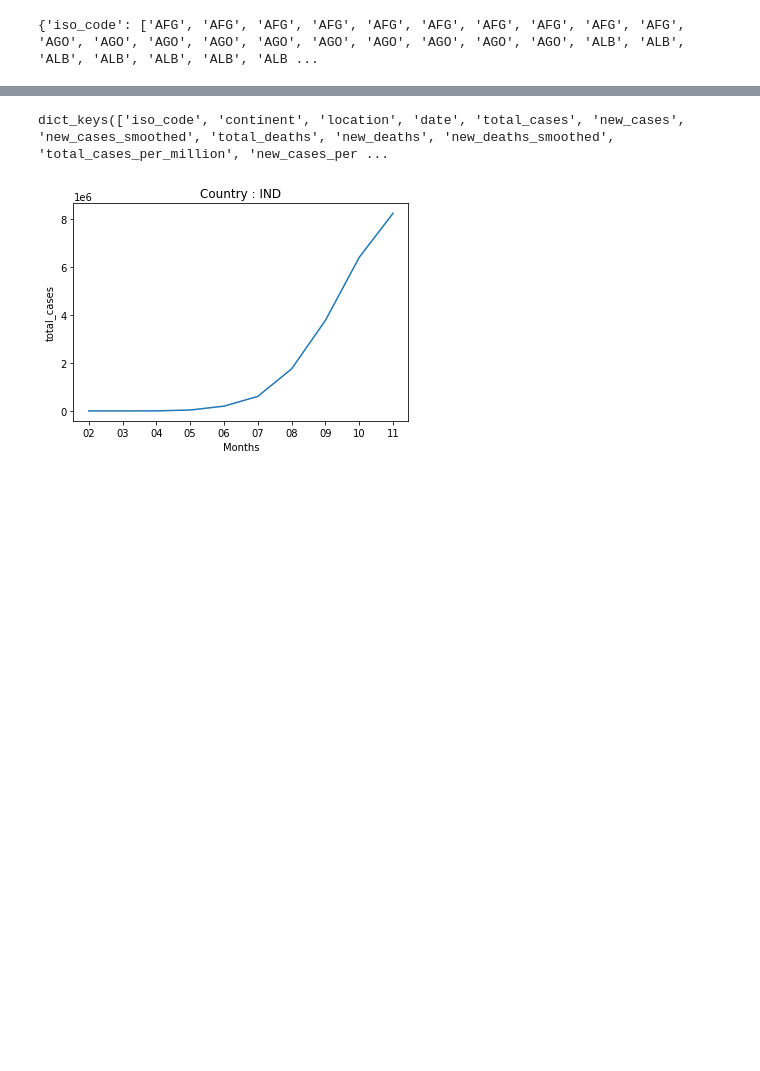
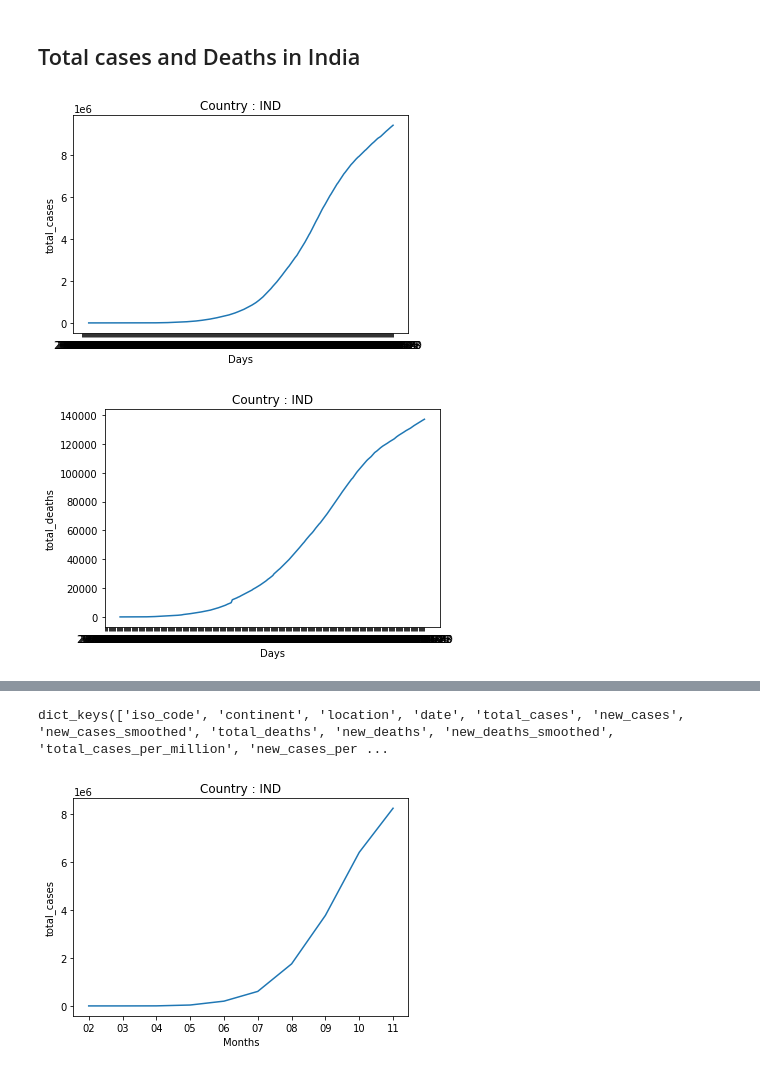
Before and after one commit to AtulSingh-Emyre/Data-Analysis-Covid-cases, a Jupyter notebook: code base/Untitled.ipynb, the cells around one changed output, grey strips where cells are left out. Cells and saved outputs as stored; diff of their text form; code cells hidden in the pictures; blank space fills up the shorter version.

```diff
--- a/code base/Untitled.ipynb
+++ b/code base/Untitled.ipynb
@@ -3,10 +91,6 @@ Collecting data from dataset
+# %% [markdown]
+<h2> Total cases and Deaths in India </h2>
 # %%
-from openpyxl import load_workbook
-import math
-import re
-from numpy import *
-from matplotlib import pyplot
-from scipy.stats import *
 wb = load_workbook("D:\owid-covid-data.xlsx")  # Work Book
 ws = wb[wb.sheetnames[0]]
 dataCol = "a b c d e f g h i j k l m n o p q r s t u v w x y z aa ab ac ad ae af ag ah ai aj ak al am an ao ap aq ar as at au av aw ax".upper().split(" ")
@@ -16,12 +100,31 @@ for X in dataCol:
     columnDate = ws['D']
     sample = []
     for x in range(1,len(columnDate)):
-        test = columnDate[x].value
-        test = test[len(columnDate[x].value)-2:]
-        p = re.compile('01$')
-        if p.match(test):
-            sample.append(column[x].value)
+          sample.append(column[x].value)
     dataS5[column[0].value] = sample
-print(dataS5)
+# print(dataS5)
-# %% [output]
-{'iso_code': ['AFG', 'AFG', 'AFG', 'AFG', 'AFG', 'AFG', 'AFG', 'AFG', 'AFG', 'AFG', 'AGO', 'AGO', 'AGO', 'AGO', 'AGO', 'AGO', 'AGO', 'AGO', 'AGO', 'AGO', 'ALB', 'ALB', 'ALB', 'ALB', 'ALB', 'ALB', 'ALB ...
+# %%
+def dailyCasesPlotter(code,key):
+    iso_codes = dataS5['iso_code']
+    date = dataS5['date']
+    total_cases = dataS5[key]
+    total_cases_IND = []
+    date_IND = []
+
+    for x in range(len(iso_codes)):
+        if iso_codes[x] == code:
+            total_cases_IND.append(total_cases[x])
+            date_IND.append(date[x])
+    pyplot.plot(date_IND,total_cases_IND)
+    pyplot.title("Country : " + code)
+    pyplot.xlabel("Days")
+    pyplot.ylabel(key)
+    pyplot.show()
+
+countriesToLookFor = ['IND']
+for C in countriesToLookFor:
+    dailyCasesPlotter(C,'total_cases')
+    dailyCasesPlotter(C,'total_deaths')
+# %% [output]
+[figure, added]
+[figure, added]
```
Also changed, not shown: parts of 19 cells of this notebook, 7 other files.
